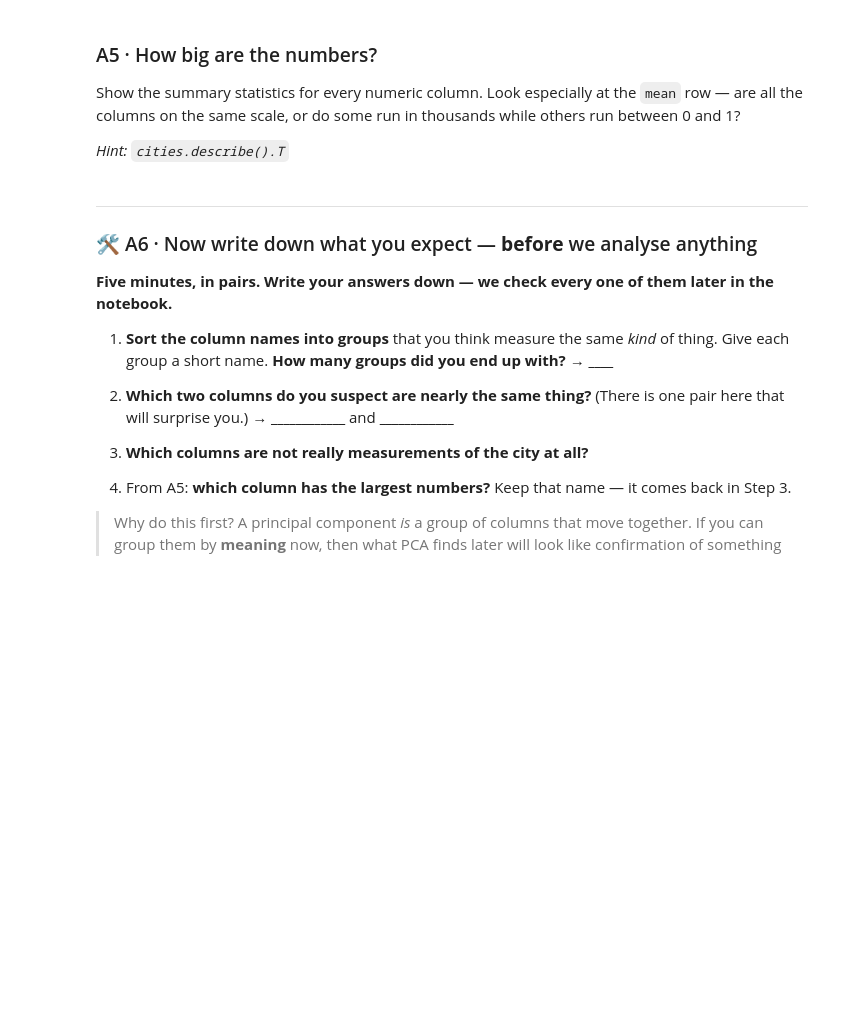
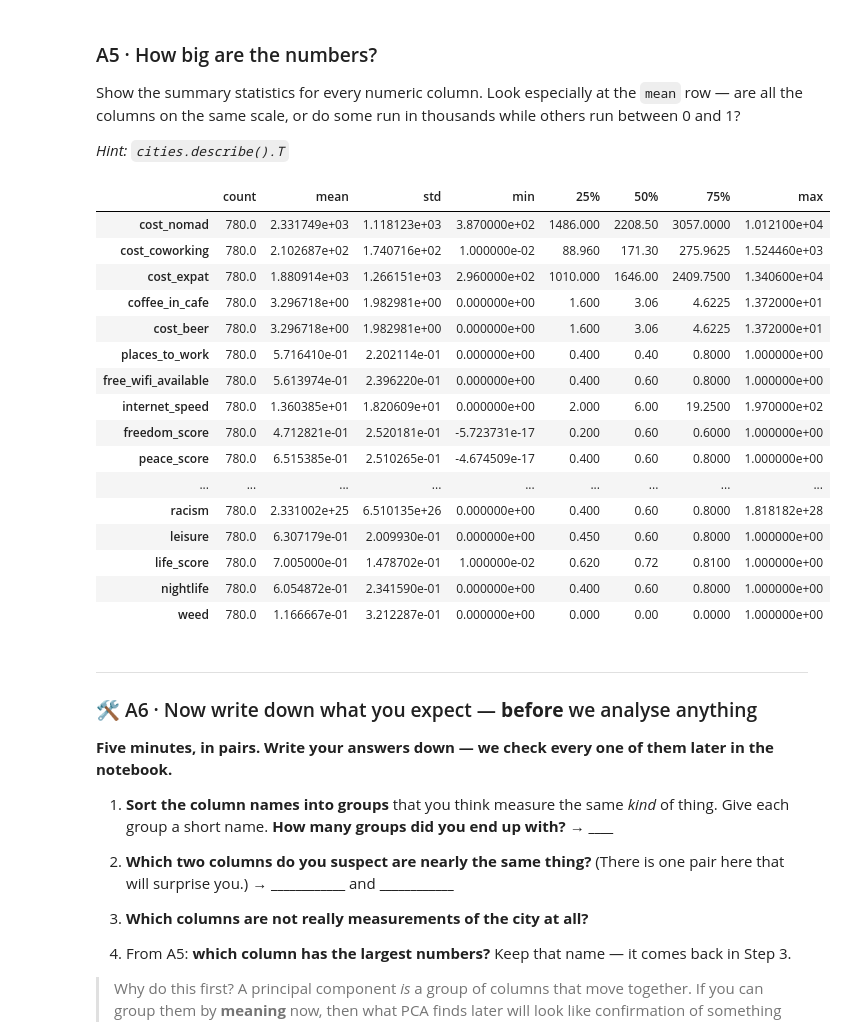
Before and after one commit to KonstantinosKritselas/Rapid-Prototyping-with-Streamlit-Building-Applications, a Jupyter notebook: Dimensionality_Reduction_Student_v3_3.ipynb, the cells around one changed output. Cells and saved outputs as stored; diff of their text form; code cells hidden in the pictures; blank space fills up the shorter version.

```diff
--- a/Dimensionality_Reduction_Student_v3_3.ipynb
+++ b/Dimensionality_Reduction_Student_v3_3.ipynb
@@ -136,6 +189,25 @@ the columns on the same scale, or do some run in thousands while others run betw
 *Hint: `cities.describe().T`*
 # %%
 # A5 -- summary statistics for every numeric column
+display(cities.describe().T)
+# %% [output]
+|  | count | mean | std | min | 25% | 50% | 75% | max |
+| cost_nomad | 780.0 | 2.331749e+03 | 1.118123e+03 | 3.870000e+02 | 1486.000 | 2208.50 | 3057.0000 | 1.012100e+04 |
+| cost_coworking | 780.0 | 2.102687e+02 | 1.740716e+02 | 1.000000e-02 | 88.960 | 171.30 | 275.9625 | 1.524460e+03 |
+| cost_expat | 780.0 | 1.880914e+03 | 1.266151e+03 | 2.960000e+02 | 1010.000 | 1646.00 | 2409.7500 | 1.340600e+04 |
+| coffee_in_cafe | 780.0 | 3.296718e+00 | 1.982981e+00 | 0.000000e+00 | 1.600 | 3.06 | 4.6225 | 1.372000e+01 |
+| cost_beer | 780.0 | 3.296718e+00 | 1.982981e+00 | 0.000000e+00 | 1.600 | 3.06 | 4.6225 | 1.372000e+01 |
+| places_to_work | 780.0 | 5.716410e-01 | 2.202114e-01 | 0.000000e+00 | 0.400 | 0.40 | 0.8000 | 1.000000e+00 |
+| free_wifi_available | 780.0 | 5.613974e-01 | 2.396220e-01 | 0.000000e+00 | 0.400 | 0.60 | 0.8000 | 1.000000e+00 |
+| internet_speed | 780.0 | 1.360385e+01 | 1.820609e+01 | 0.000000e+00 | 2.000 | 6.00 | 19.2500 | 1.970000e+02 |
+| freedom_score | 780.0 | 4.712821e-01 | 2.520181e-01 | -5.723731e-17 | 0.200 | 0.60 | 0.6000 | 1.000000e+00 |
+| peace_score | 780.0 | 6.515385e-01 | 2.510265e-01 | -4.674509e-17 | 0.400 | 0.60 | 0.8000 | 1.000000e+00 |
+| ... | ... | ... | ... | ... | ... | ... | ... | ... |
+| racism | 780.0 | 2.331002e+25 | 6.510135e+26 | 0.000000e+00 | 0.400 | 0.60 | 0.8000 | 1.818182e+28 |
+| leisure | 780.0 | 6.307179e-01 | 2.009930e-01 | 0.000000e+00 | 0.450 | 0.60 | 0.8000 | 1.000000e+00 |
+| life_score | 780.0 | 7.005000e-01 | 1.478702e-01 | 1.000000e-02 | 0.620 | 0.72 | 0.8100 | 1.000000e+00 |
+| nightlife | 780.0 | 6.054872e-01 | 2.341590e-01 | 0.000000e+00 | 0.400 | 0.60 | 0.8000 | 1.000000e+00 |
+| weed | 780.0 | 1.166667e-01 | 3.212287e-01 | 0.000000e+00 | 0.000 | 0.00 | 0.0000 | 1.000000e+00 |
 # %% [markdown]
 ---
 ### 🛠 A6 · Now write down what you expect — **before** we analyse anything
```
Also changed, not shown: parts of 24 cells of this notebook.
